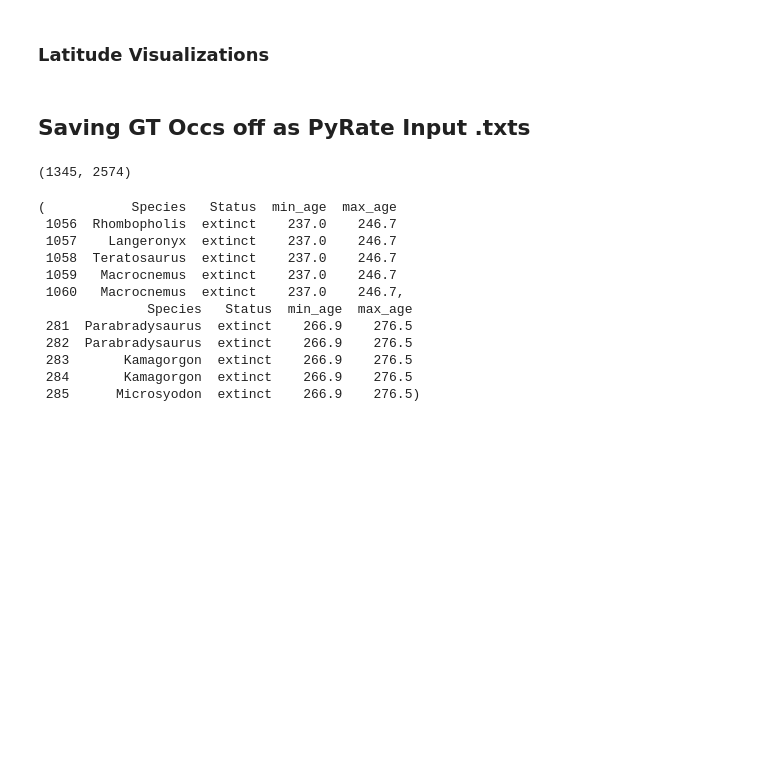
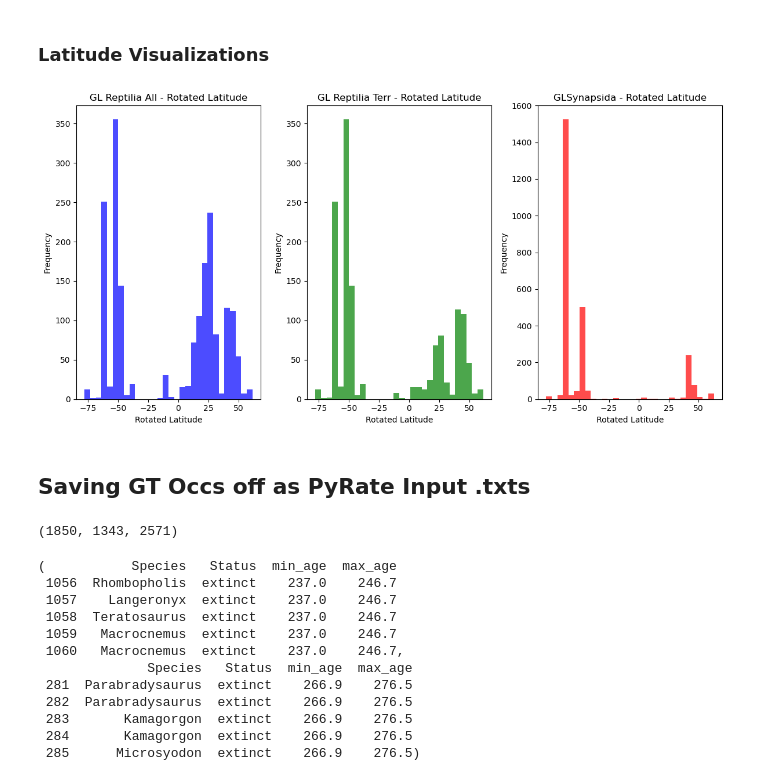
Before and after one commit to shelleylwang/pt_diversity_rates, a Jupyter notebook: updated_occurrence_analyses/data/eda.ipynb, the cells around one changed output. Cells and saved outputs as stored; diff of their text form; code cells hidden in the pictures; blank space fills up the shorter version.

Commit message:
finalizing gl input data

```diff
--- a/updated_occurrence_analyses/data/eda.ipynb
+++ b/updated_occurrence_analyses/data/eda.ipynb
@@ -885,8 +927,9 @@ gl_reptilia_all.head(), gl_reptilia_terr.head(), gl_synapsida.head()
 
 epochs = ['Guadalupian', 'Lopingian', 'Early Triassic', 'Middle Triassic']
 
+gl_reptilia_all_epochs = gl_reptilia_all[gl_reptilia_all['Epoch'].isin(epochs)]
 gl_reptilia_terr_epochs = gl_reptilia_terr[gl_reptilia_terr['Epoch'].isin(epochs)]
 gl_synapsida_epochs = gl_synapsida[gl_synapsida['Epoch'].isin(epochs)]
 
-gl_reptilia_terr.shape[0], gl_reptilia_terr_epochs.shape[0], gl_synapsida.shape[0], gl_synapsida_epochs.shape[0]
+gl_reptilia_all.shape[0], gl_reptilia_all_epochs.shape[0], gl_reptilia_terr.shape[0], gl_reptilia_terr_epochs.shape[0], gl_synapsida.shape[0], gl_synapsida_epochs.shape[0]
 # %% [output]
@@ -896,19 +960,26 @@ gl_reptilia_terr.shape[0], gl_reptilia_terr_epochs.shape[0], gl_synapsida.shape[
 # %%
 # Visualizing the latitudes
 plt.figure(figsize=(12, 6))
 plt.subplot(1, 3, 1)
-plt.hist(gl_reptilia_terr_epochs['Rotated latitude'], bins=30, color='blue', alpha=0.7)
+plt.hist(gl_reptilia_all_epochs['Rotated latitude'], bins=30, color='blue', alpha=0.7)
+plt.title('GL Reptilia All - Rotated Latitude')
+plt.xlabel('Rotated Latitude')
+plt.ylabel('Frequency')
+plt.subplot(1, 3, 2)
+plt.hist(gl_reptilia_terr_epochs['Rotated latitude'], bins=30, color='green', alpha=0.7)
 plt.title('GL Reptilia Terr - Rotated Latitude')
 plt.xlabel('Rotated Latitude')
 plt.ylabel('Frequency')
-plt.subplot(1, 3, 2)
+plt.subplot(1, 3, 3)
 plt.hist(gl_synapsida_epochs['Rotated latitude'], bins=30, color='red', alpha=0.7)
 plt.title('GLSynapsida - Rotated Latitude')
 plt.xlabel('Rotated Latitude')
 plt.ylabel('Frequency')
 plt.tight_layout()
-plt.savefig('Guad_Ladin/gl_data_visualizations/cleaned_rotated_latitude_histograms.png')
+plt.savefig('Guad-Ladin/gl_data_visualizations/cleaned_rotated_latitude_histograms.png')
 plt.show()
+# %% [output]
+[figure, added]
 # %% [markdown]
 ## Saving GT Occs off as PyRate Input .txts
 # %%
@@ -926,9 +1003,9 @@ gl_synapsida_epochs_filtered['Status'] = "extinct"
 # Putting the columns in the right order
 gl_synapsida_epochs_filtered = gl_synapsida_epochs_filtered[['Species', 'Status', 'min_age', 'max_age']]
 # %%
-gl_reptilia_terr_epochs_filtered.shape[0], gl_synapsida_epochs_filtered.shape[0]
+gl_reptilia_all_epochs_filtered.shape[0], gl_reptilia_terr_epochs_filtered.shape[0], gl_synapsida_epochs_filtered.shape[0]
 # %% [output]
-(1345, 2574)
+(1850, 1343, 2571)
 # %%
 gl_reptilia_terr_epochs_filtered.head(), gl_synapsida_epochs_filtered.head()
 # %% [output]
```
Also changed, not shown: parts of 7 cells of this notebook, 1 other file.
